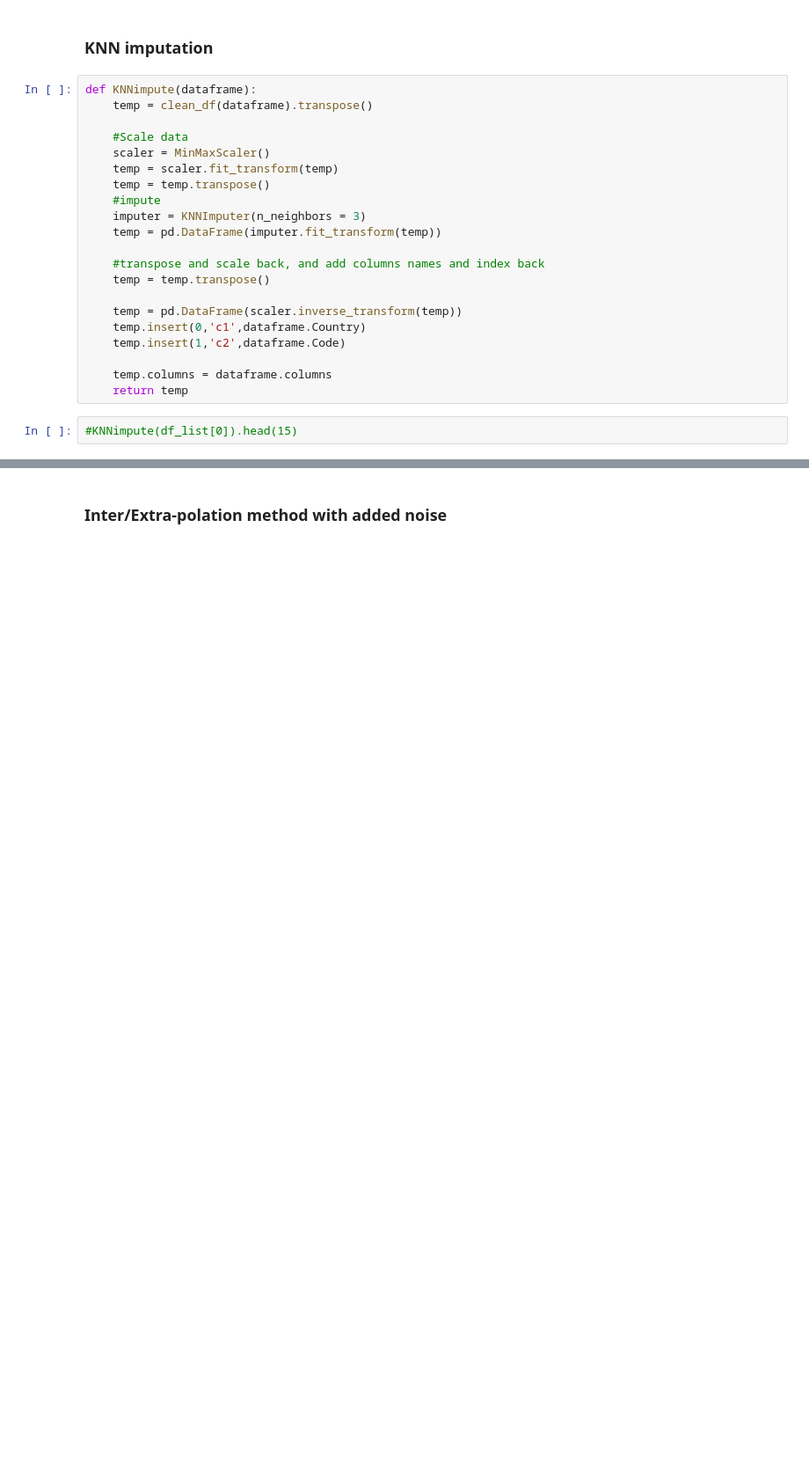
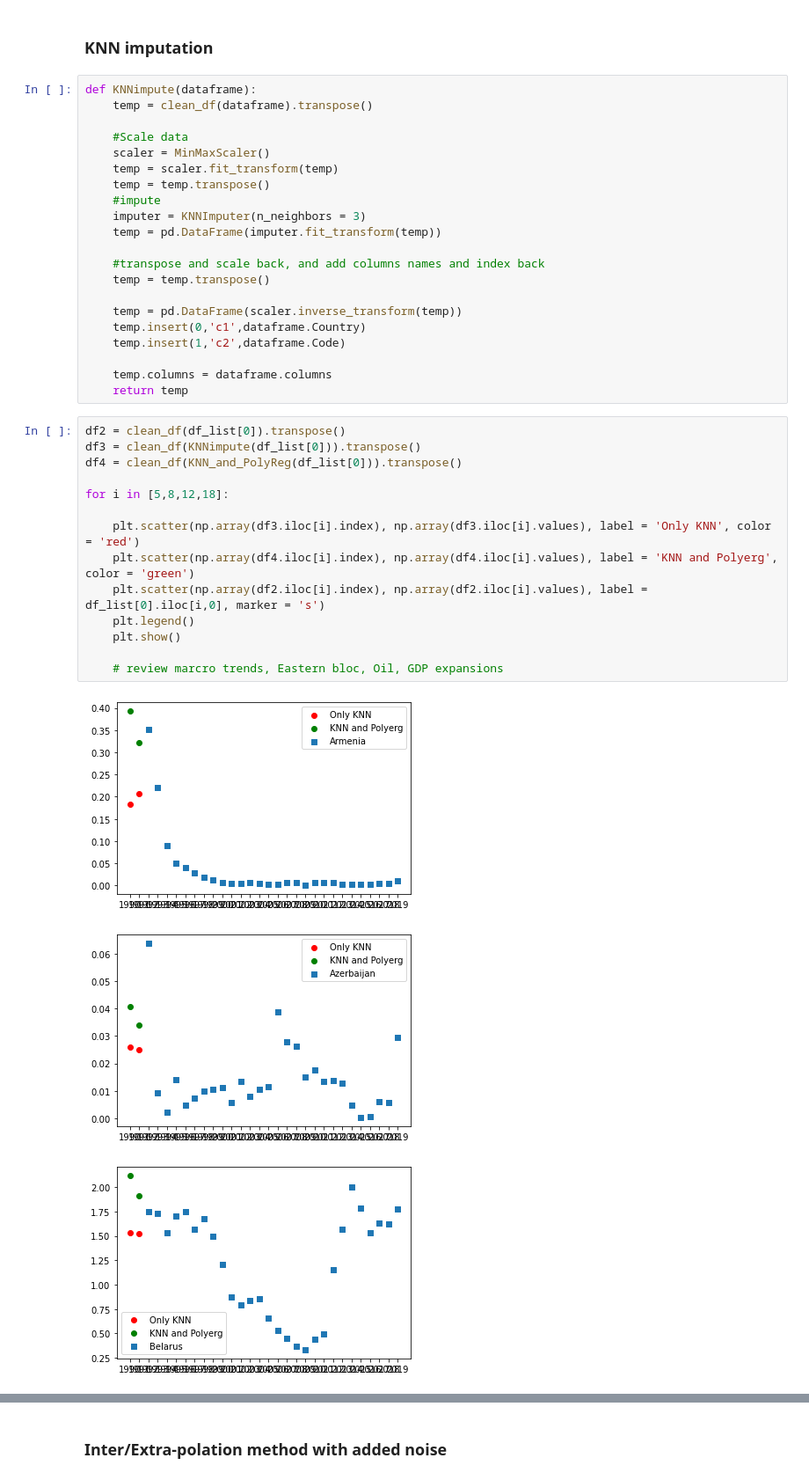
Before and after one commit to FabioHodo/EIB2_ClimateRisk, a Jupyter notebook: cleaned data/data_imputed/Imputation.ipynb, the cells around one changed output, grey strips where cells are left out. Shown: that part at 88% size. Cells and saved outputs as stored; diff of their text form; blank space fills up the shorter version.

```diff
--- a/cleaned data/data_imputed/Imputation.ipynb
+++ b/cleaned data/data_imputed/Imputation.ipynb
@@ -97,5 +97,21 @@ def KNNimpute(dataframe):
 
     temp.columns = dataframe.columns
     return temp
-# %%
-#KNNimpute(df_list[0]).head(15)
+# %%
+df2 = clean_df(df_list[0]).transpose()
+df3 = clean_df(KNNimpute(df_list[0])).transpose()
+df4 = clean_df(KNN_and_PolyReg(df_list[0])).transpose()
+
+for i in [5,8,12,18]:
+
+    plt.scatter(np.array(df3.iloc[i].index), np.array(df3.iloc[i].values), label = 'Only KNN', color = 'red')
+    plt.scatter(np.array(df4.iloc[i].index), np.array(df4.iloc[i].values), label = 'KNN and Polyerg', color = 'green')
+    plt.scatter(np.array(df2.iloc[i].index), np.array(df2.iloc[i].values), label = df_list[0].iloc[i,0], marker = 's')
+    plt.legend()
+    plt.show()
+
+    # review marcro trends, Eastern bloc, Oil, GDP expansions
+# %% [output]
+[figure, added]
+[figure, added]
+[figure, added]
```
Also changed, not shown: parts of 1 cell of this notebook, 1 other file.
